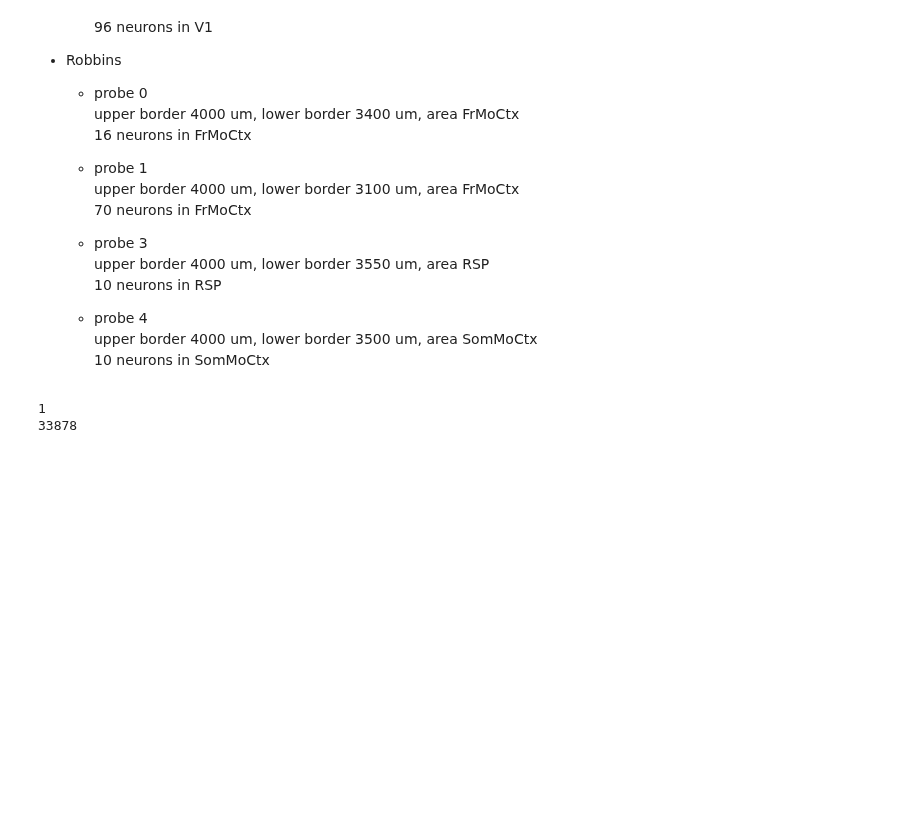
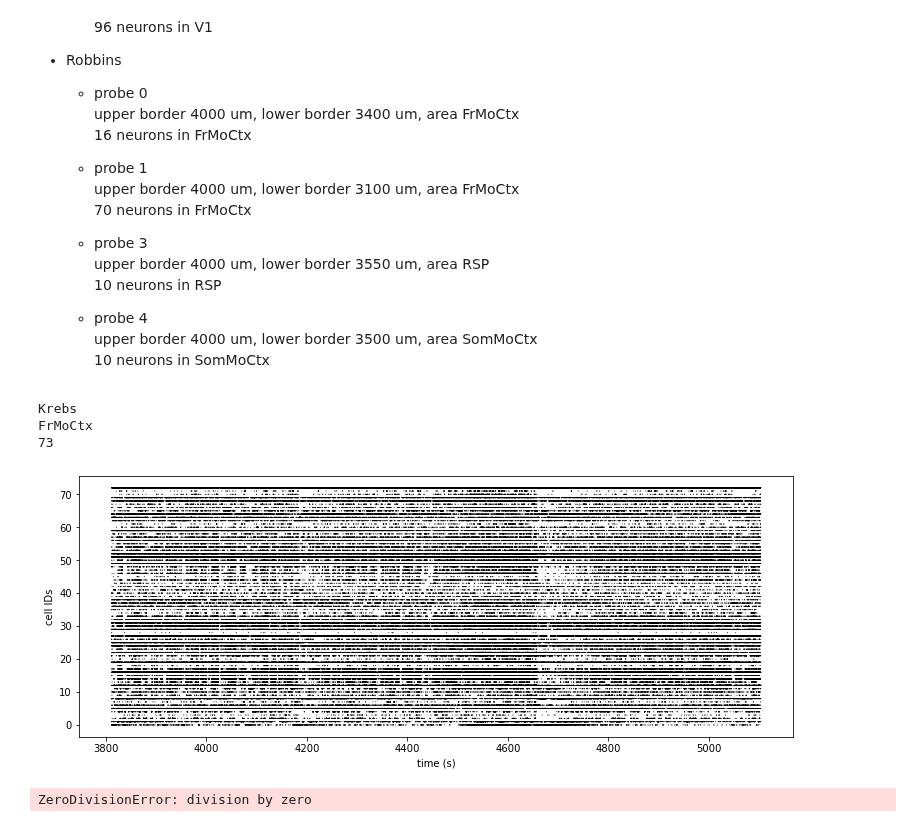
Before and after one commit to dguarino/Guarino-Filipchuk-Destexhe, a Jupyter notebook: hierarchical_modularity_cortex.ipynb, the cells around one changed output. Cells and saved outputs as stored; diff of their text form; code cells hidden in the pictures; blank space fills up the shorter version.

Commit message:
working on stringer probe data

```diff
--- a/hierarchical_modularity_cortex.ipynb
+++ b/hierarchical_modularity_cortex.ipynb
@@ -205,12 +205,60 @@ clusters (cells) of the spikes 305
         10 neurons in SomMoCtx
 # %%
 area_spiketrains = np.load("stringer/7739750/area_spiketrains.npy", allow_pickle=True).item()
-
-print(len(area_spiketrains['Krebs']['FrMoCtx']))
-print(len(area_spiketrains['Krebs']['FrMoCtx'][0]))
-# %% [output]
-1
-33878
+# %%
+frame_duration = 0.0674 # sec, 14.8313 frames per second
+# %%
+for mousename,areas in area_spiketrains.items():
+    print(mousename)
+    for area,probe_populations in areas.items():
+        if len(probe_populations)>0:
+            print(area)
+            for ipop,spiketrains in enumerate(probe_populations):
+                print(len(spiketrains)) # this corresponds to the list required by dynamical analysis
+
+                fig = plt.figure(figsize=[12.8,4.8])
+                for row,train in enumerate(spiketrains):
+                    plt.scatter( train, [row]*len(train), marker='o', edgecolors='none', s=1, c='k' )
+                plt.ylabel("cell IDs")
+                plt.xlabel("time (s)")
+                # plt.show()
+                fig.savefig('stringer/7739750/%s/%s_%s_rasterplot.png'%(mousename,area,ipop), transparent=False, dpi=800)
+                plt.tight_layout()
+                plt.close()
+
+                ophys_cell_ids = list(range(len(spiketrains)))
+                ophys_cell_indexes = range(len(ophys_cell_ids))
+                n_frames = len(calcium_trace[ophys_cell_ids[0]]['spike'])
+                print(n_frames)
+                start_time = 0 # 200 frames of blank screen are already removed from the data
+                stop_time = (n_frames)*frame_duration
+                time = np.arange(start_time,stop_time,frame_duration)
+
+                global_events = [[] for i in range(5)] # by scan
+                global_events_sec = []
+                global_events_duration = []
+                global_cluster_number = []
+                global_cluster_selfsimilarity = []
+                global_tot_clusters = [[] for i in range(5)] # by scan
+                global_clustered_spectrums = []
+
+                core_reproducibility_perc = 60 # threshold for detecting cores
+
+                %run "dynamical_analysis.ipynb"
+
+                global_events_sec.append(events_sec)
+                global_events_duration.extend(events_durations_f)
+                global_cluster_number.append(nclusters)
+                global_cluster_selfsimilarity.extend(reproducibility_list)
+
+                0/0
+    print()
+# %% [output]
+Krebs
+FrMoCtx
+73
+[figure, added]
+ZeroDivisionError: division by zero
 # %%
 # # processed faces, to correlate behavior
 # # The behavioral file is the processed version of a mouse face movie (time x pixels x pixels).
```
Also changed, not shown: parts of 1 cell of this notebook.
